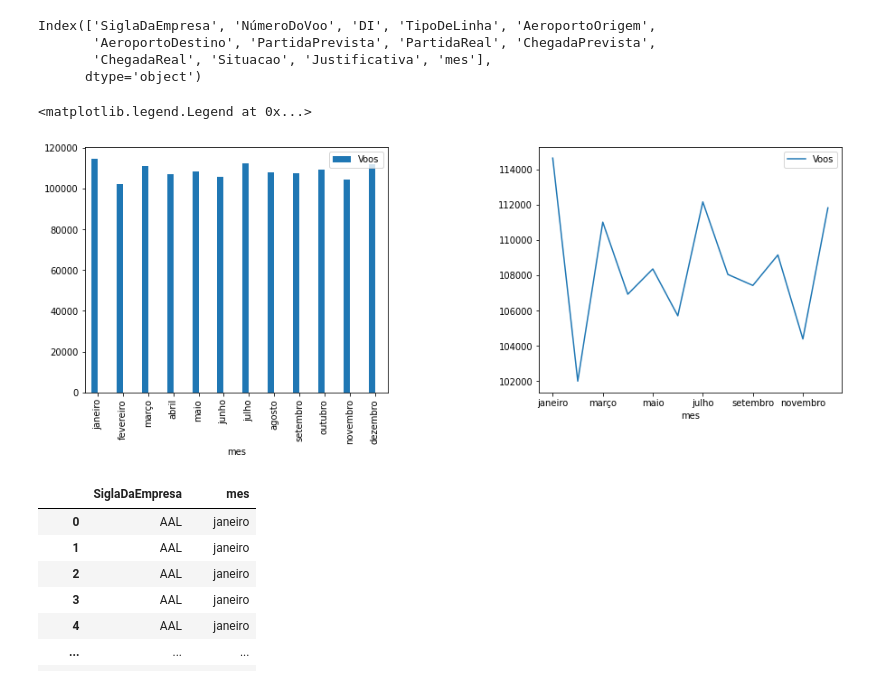
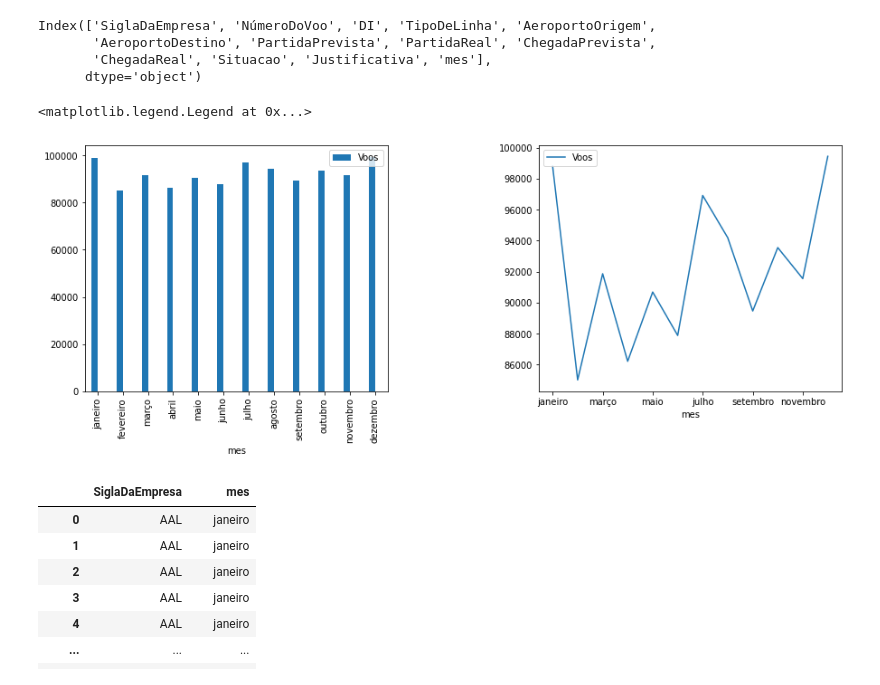
Before and after one commit to rafaelbsfarias/Projeto01_MATA62, a Jupyter notebook: 2_Tratando_Dados_e_Visualização.ipynb, the cells around one changed output. Cells and saved outputs as stored; diff of their text form; code cells hidden in the pictures.

```diff
--- a/2_Tratando_Dados_e_Visualização.ipynb
+++ b/2_Tratando_Dados_e_Visualização.ipynb
@@ -255,24 +255,24 @@ dados2017PorMes = dados2017.filter(items = ['SiglaDaEmpresa', 'mes'], axis = 1).
 dados2017PorMes['mesNumero'] = [4, 8, 12, 2, 1, 7, 6, 5, 3, 11, 10, 9]
 # %%
 #Ordenar o dataframe
-dados2015PorMes = dados2015PorMes.sort_values(by = "mesNumero", ascending = True)
+dados2017PorMes = dados2017PorMes.sort_values(by = "mesNumero", ascending = True)
 # %%
 fig, ax = plt.subplots(1,2)
 
 fig.subplots_adjust(wspace = 0.5)
 
 #Criar gráfico de barras para a quantidade de voos por mês
-ax1 = dados2015PorMes.plot.bar(figsize = (15,5),ax = ax[0])
+ax1 = dados2017PorMes.plot.bar(figsize = (15,5),ax = ax[0])
 #ax1.set_title('Variação dos voos em 2015 ao longo dos meses')
 ax1.legend(labels = ['Voos'])
 
 #Gerar gráfico de linha com a variação na quantidade de voos no ano de 2015
-ax2 = dados2015PorMes.drop(columns = ["mesNumero"]).plot(ax = ax[1])
+ax2 = dados2017PorMes.drop(columns = ["mesNumero"]).plot(ax = ax[1])
 #ax2.set_title('Variação dos voos em 2015 ao longo dos meses')
 ax2.legend(labels = ['Voos'])
 # %% [output]
 <matplotlib.legend.Legend at 0x...>
-[figure, old version]
+[figure, new version]
 # %%
 dados2017.filter(items = ['SiglaDaEmpresa', 'mes'], axis = 1)
 # %% [output]
```
Also changed, not shown: parts of 34 cells of this notebook.
